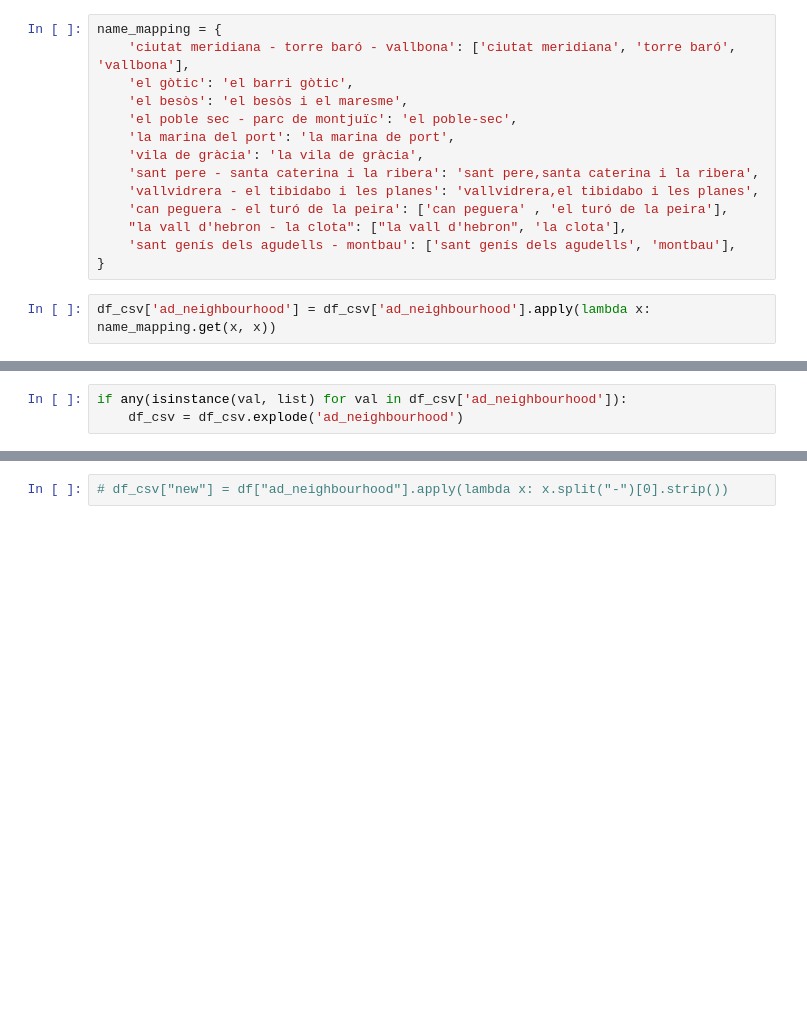
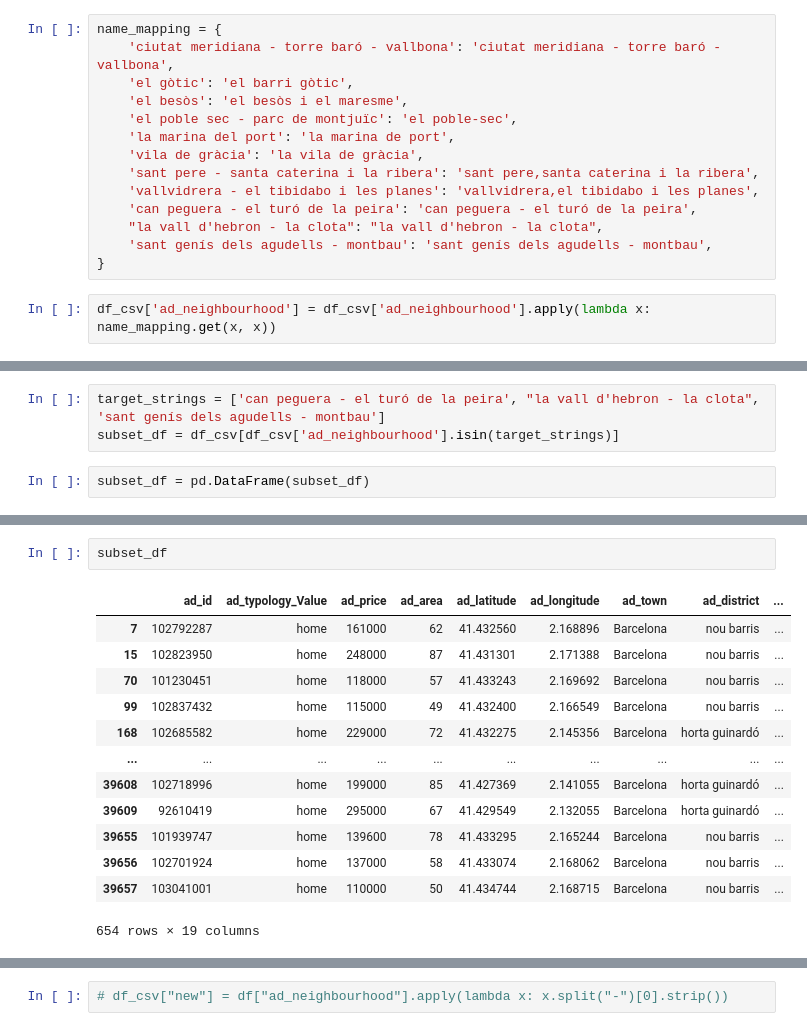
Before and after one commit to marcoayora/final_project, a Jupyter notebook: Notebooks/cleaning_idea.ipynb, the cells around one changed output, grey strips where cells are left out. Drawn from its saved outputs; the diff is of its cells as text; blank space fills up the shorter version.

```diff
--- a/Notebooks/cleaning_idea.ipynb
+++ b/Notebooks/cleaning_idea.ipynb
@@ -179,6 +153,6 @@ print(mismatched_names)
 # %%
 name_mapping = {
-    'ciutat meridiana - torre baró - vallbona': ['ciutat meridiana', 'torre baró', 'vallbona'],
+    'ciutat meridiana - torre baró - vallbona': 'ciutat meridiana - torre baró - vallbona',
     'el gòtic': 'el barri gòtic',
     'el besòs': 'el besòs i el maresme',
     'el poble sec - parc de montjuïc': 'el poble-sec',
@@ -186,9 +160,9 @@ name_mapping = {
     'vila de gràcia': 'la vila de gràcia',
     'sant pere - santa caterina i la ribera': 'sant pere,santa caterina i la ribera',
     'vallvidrera - el tibidabo i les planes': 'vallvidrera,el tibidabo i les planes',
-    'can peguera - el turó de la peira': ['can peguera' , 'el turó de la peira'],
-    "la vall d'hebron - la clota": ["la vall d'hebron", 'la clota'],
-    'sant genís dels agudells - montbau': ['sant genís dels agudells', 'montbau'],
+    'can peguera - el turó de la peira': 'can peguera - el turó de la peira',
+    "la vall d'hebron - la clota": "la vall d'hebron - la clota",
+    'sant genís dels agudells - montbau': 'sant genís dels agudells - montbau',
 }
 # %%
 df_csv['ad_neighbourhood'] = df_csv['ad_neighbourhood'].apply(lambda x: name_mapping.get(x, x))
@@ -205,3 +168,0 @@ df_csv.head()
-# %%
-if any(isinstance(val, list) for val in df_csv['ad_neighbourhood']):
-    df_csv = df_csv.explode('ad_neighbourhood')
@@ -222,0 +188,5 @@ Name: new2, Length: 39711, dtype: object
+# %%
+target_strings = ['can peguera - el turó de la peira', "la vall d'hebron - la clota", 'sant genís dels agudells - montbau']
+subset_df = df_csv[df_csv['ad_neighbourhood'].isin(target_strings)]
+# %%
+subset_df = pd.DataFrame(subset_df)
@@ -222,0 +220,16 @@ Name: new2, Length: 39711, dtype: object
+# %%
+subset_df
+# %% [output]
+|  | ad_id | ad_typology_Value | ad_price | ad_area | ad_latitude | ad_longitude | ad_town | ad_district | ... |
+| 7 | 102792287 | home | 161000 | 62 | 41.432560 | 2.168896 | Barcelona | nou barris | ... |
+| 15 | 102823950 | home | 248000 | 87 | 41.431301 | 2.171388 | Barcelona | nou barris | ... |
+| 70 | 101230451 | home | 118000 | 57 | 41.433243 | 2.169692 | Barcelona | nou barris | ... |
+| 99 | 102837432 | home | 115000 | 49 | 41.432400 | 2.166549 | Barcelona | nou barris | ... |
+| 168 | 102685582 | home | 229000 | 72 | 41.432275 | 2.145356 | Barcelona | horta guinardó | ... |
+| ... | ... | ... | ... | ... | ... | ... | ... | ... | ... |
+| 39608 | 102718996 | home | 199000 | 85 | 41.427369 | 2.141055 | Barcelona | horta guinardó | ... |
+| 39609 | 92610419 | home | 295000 | 67 | 41.429549 | 2.132055 | Barcelona | horta guinardó | ... |
+| 39655 | 101939747 | home | 139600 | 78 | 41.433295 | 2.165244 | Barcelona | nou barris | ... |
+| 39656 | 102701924 | home | 137000 | 58 | 41.433074 | 2.168062 | Barcelona | nou barris | ... |
+| 39657 | 103041001 | home | 110000 | 50 | 41.434744 | 2.168715 | Barcelona | nou barris | ... |
+654 rows × 19 columns
```
Also changed, not shown: parts of 28 cells of this notebook, 1 other file.
